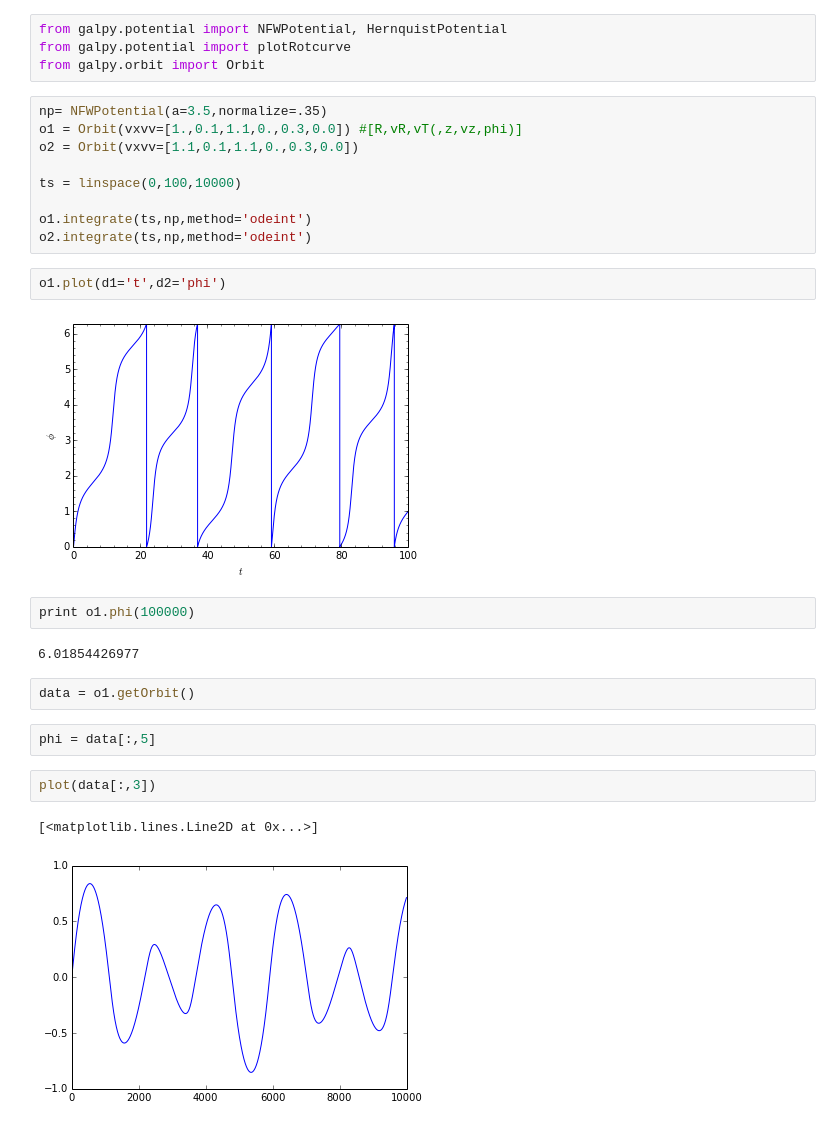
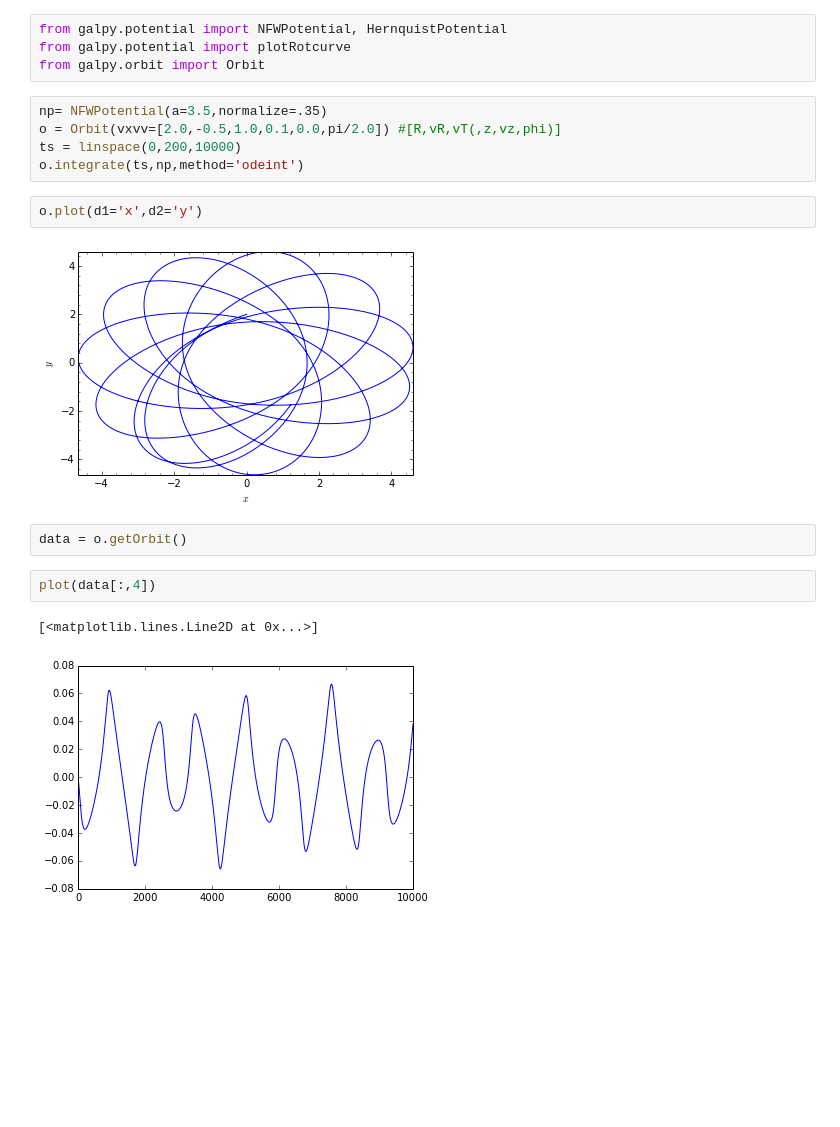
Before and after one commit to forero/Orbits, a Jupyter notebook: notebook/AndromedaPotential.ipynb, the cells around one changed output. Saved outputs shown, nothing was run; the diff lists cells and outputs as text; blank space fills up the shorter version.

```diff
--- a/notebook/AndromedaPotential.ipynb
+++ b/notebook/AndromedaPotential.ipynb
@@ -8,27 +8,17 @@ from galpy.potential import plotRotcurve
 from galpy.orbit import Orbit
 # %%
 np= NFWPotential(a=3.5,normalize=.35)
-o1 = Orbit(vxvv=[1.,0.1,1.1,0.,0.3,0.0]) #[R,vR,vT(,z,vz,phi)]
-o2 = Orbit(vxvv=[1.1,0.1,1.1,0.,0.3,0.0])
-
-ts = linspace(0,100,10000)
-
-o1.integrate(ts,np,method='odeint')
-o2.integrate(ts,np,method='odeint')
+o = Orbit(vxvv=[2.0,-0.5,1.0,0.1,0.0,pi/2.0]) #[R,vR,vT(,z,vz,phi)]
+ts = linspace(0,200,10000)
+o.integrate(ts,np,method='odeint')
 # %%
-o1.plot(d1='t',d2='phi')
+o.plot(d1='x',d2='y')
 # %% [output]
-[figure, old version]
+[figure, new version]
-# %%
-print o1.phi(100000)
-# %% [output]
-6.01854426977
 # %%
-data = o1.getOrbit()
+data = o.getOrbit()
-# %%
-phi = data[:,5]
 # %%
-plot(data[:,3])
+plot(data[:,4])
 # %% [output]
 [<matplotlib.lines.Line2D at 0x...>]
-[figure, old version]
+[figure, new version]
```
